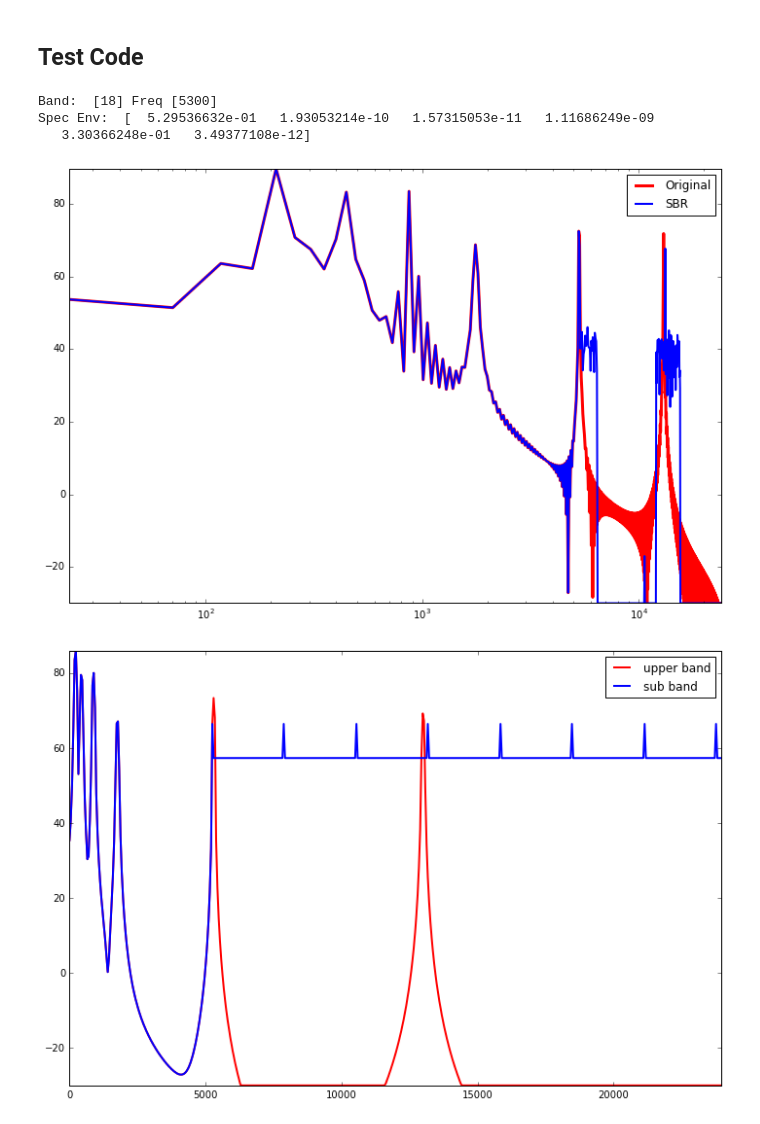
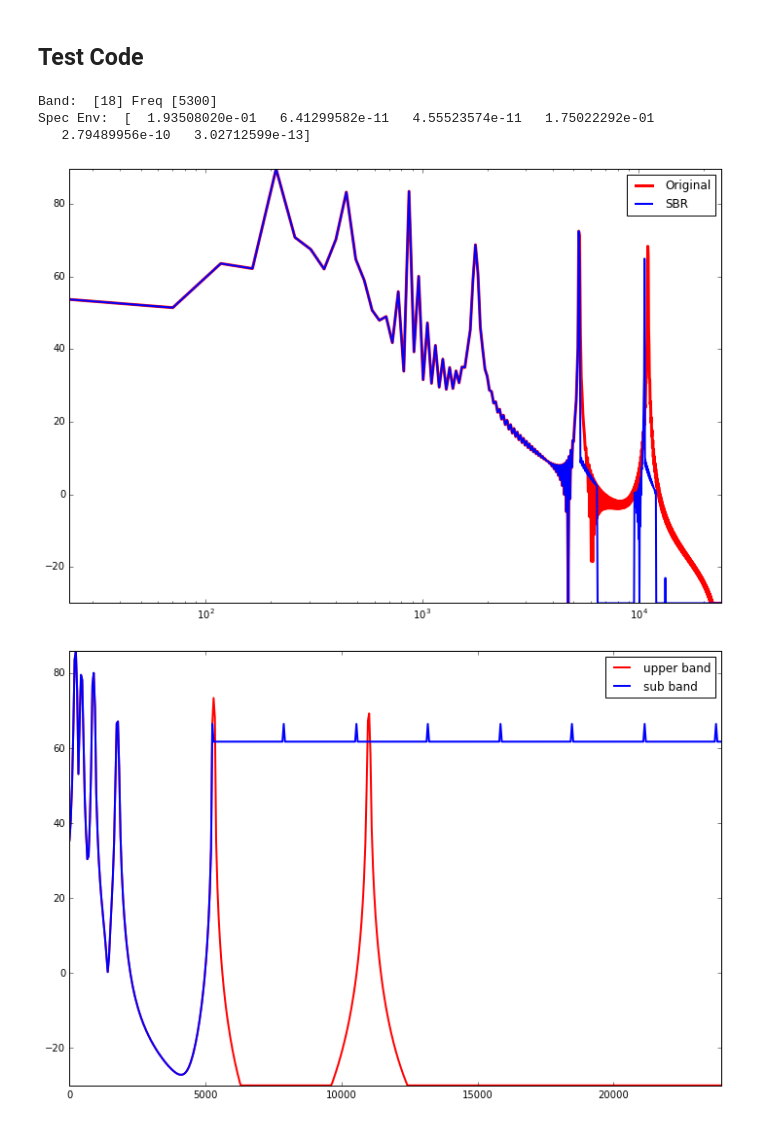
Before and after one commit to nickgang/ccrmac, a Jupyter notebook: baseCoder/SBR.ipynb, the cells around one changed output. Drawn from its saved outputs; the diff is of its cells as text; code cells hidden in the pictures.

```diff
--- a/baseCoder/SBR.ipynb
+++ b/baseCoder/SBR.ipynb
@@ -37,7 +37,7 @@ def calcSpecEnv(data,cutoff,fs,hfRecType=2):
             # Add noise to peaky sub band for bins more than 1 STD below the mean
             noiseBins = len(np.nonzero(subBand<np.mean(subBand)))
             subBand[np.nonzero(subBand<np.mean(subBand))] += \
-                            np.absolute(np.random.normal(0,0.0001,noiseBins))
+                            np.absolute(np.random.normal(0,0.001,noiseBins))
         # Add in additional high frequencies if there are less
         lowSize = int(len(subBand))
         highSize = int(len(XnI[cutBin:]))
@@ -174,7 +174,7 @@ if __name__ == "__main__":
 
     # Test Signal from previous hw
     A = np.array([0.40,0.20,0.20,0.09,0.06,0.05]) # Sinusoidal component amplitudes
-    F = np.array([220,440,880,5300,13000,1760]) # Sinusoidal frequencies
+    F = np.array([220,440,880,5300,11000,1760]) # Sinusoidal frequencies
     xn = A[0]*np.cos(2*np.pi*F[0]*n) + A[1]*np.cos(2*np.pi*F[1]*n) +\
     A[2]*np.cos(2*np.pi*F[2]*n) + A[3]*np.cos(2*np.pi*F[3]*n) + \
     A[4]*np.cos(2*np.pi*F[4]*n) + A[5]*np.cos(2*np.pi*F[5]*n)
@@ -182,36 +182,36 @@ if __name__ == "__main__":
 # #     Noise Signal
 #     x = np.random.uniform(-1,1,(N))
 #     b,a = signal.butter(5,0.25) # lowpass filter
 #     xn = signal.lfilter(b,a,x)
 
 
     Xmdct = m.MDCT(w.SineWindow(xn),N/2,N/2) # Compute FFT of signal
     sineWin = (1/float(N))*np.sum(np.power(w.SineWindow(np.ones_like(xn)),2)) # Get avg pow of hann window
     XmI = (2/sineWin)*(np.power(np.abs(Xmdct),2)) # Convert values of FFT to intensity
 
     cutoff = 5300
 
     specEnv = calcSpecEnv(xn,cutoff,fs)
 
     copyBins = np.array(XmI,copy=True)
     newBins = HiFreqRec(copyBins,fs,cutoff)
-    noiseBins = AddHiFreqs(newBins,fs,cutoff)
-    envBins = EnvAdjust(noiseBins,fs,cutoff,specEnv)
+#     noiseBins = AddHiFreqs(newBins,fs,cutoff)
+    envBins = EnvAdjust(newBins,fs,cutoff,specEnv)
 
     plt.figure(1)
     plt.semilogx(freqMDCT,p.SPL(XmI),color='red',lw=3,label="Original")
     plt.hold(True)
     plt.semilogx(freqMDCT,p.SPL(envBins),color='blue',lw=2,label="SBR")
     plt.hold(True)
     a = plt.gca()
     a.legend()
     a.axis('tight')
 
     print 'Band: ',freqToBand(cutoff),'Freq',p.cbFreqLimits[freqToBand(cutoff)]
     print 'Spec Env: ',specEnv
 # %% [output]
 Band:  [18] Freq [5300]
-Spec Env:  [  5.29536632e-01   1.93053214e-10   1.57315053e-11   1.11686249e-09
-   3.30366248e-01   3.49377108e-12]
+Spec Env:  [  1.93508020e-01   6.41299582e-11   4.55523574e-11   1.75022292e-01
+   2.79489956e-10   3.02712599e-13]
-[figure, old version]
+[figure, new version]
-[figure, old version]
+[figure, new version]
```
Also changed, not shown: 1 other file.
